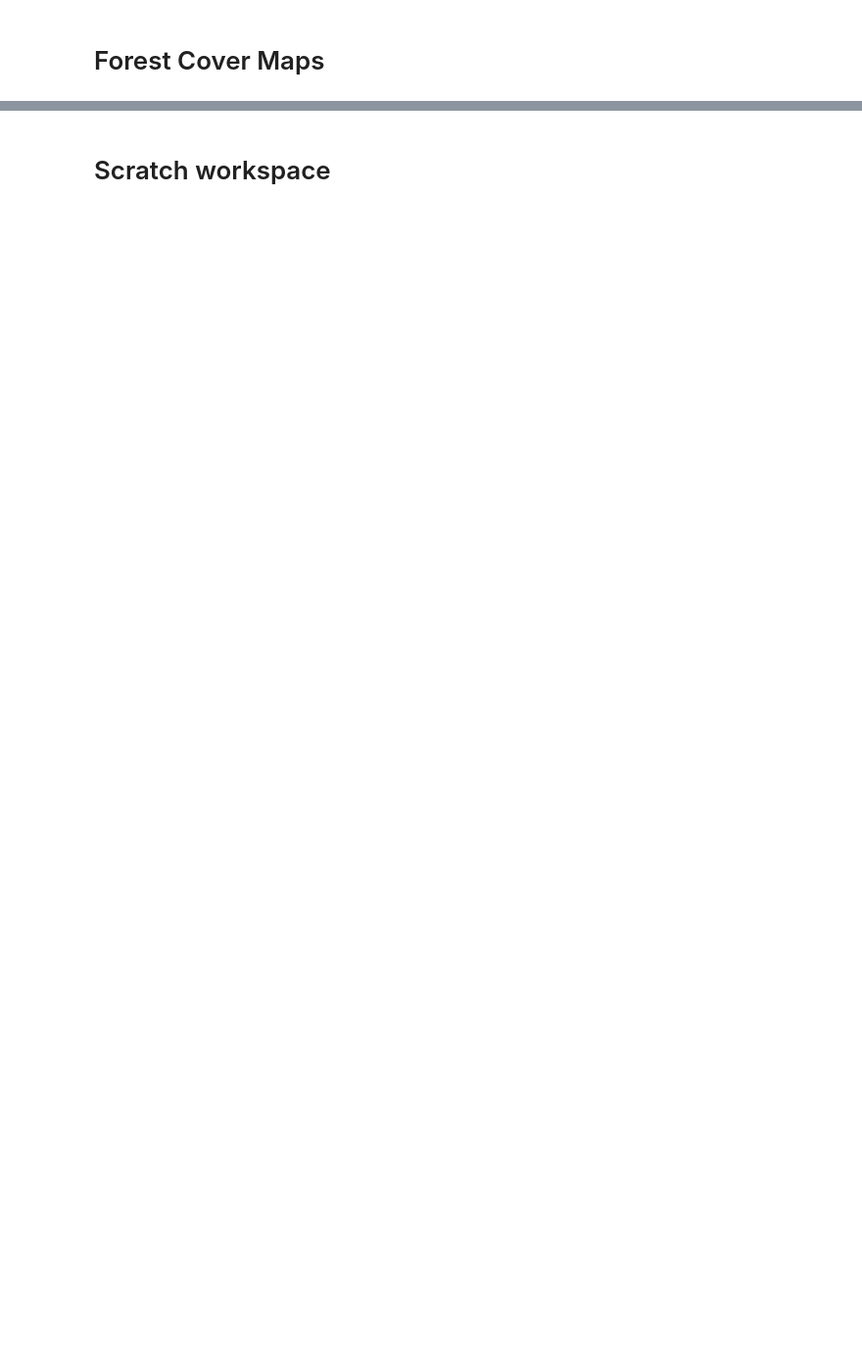
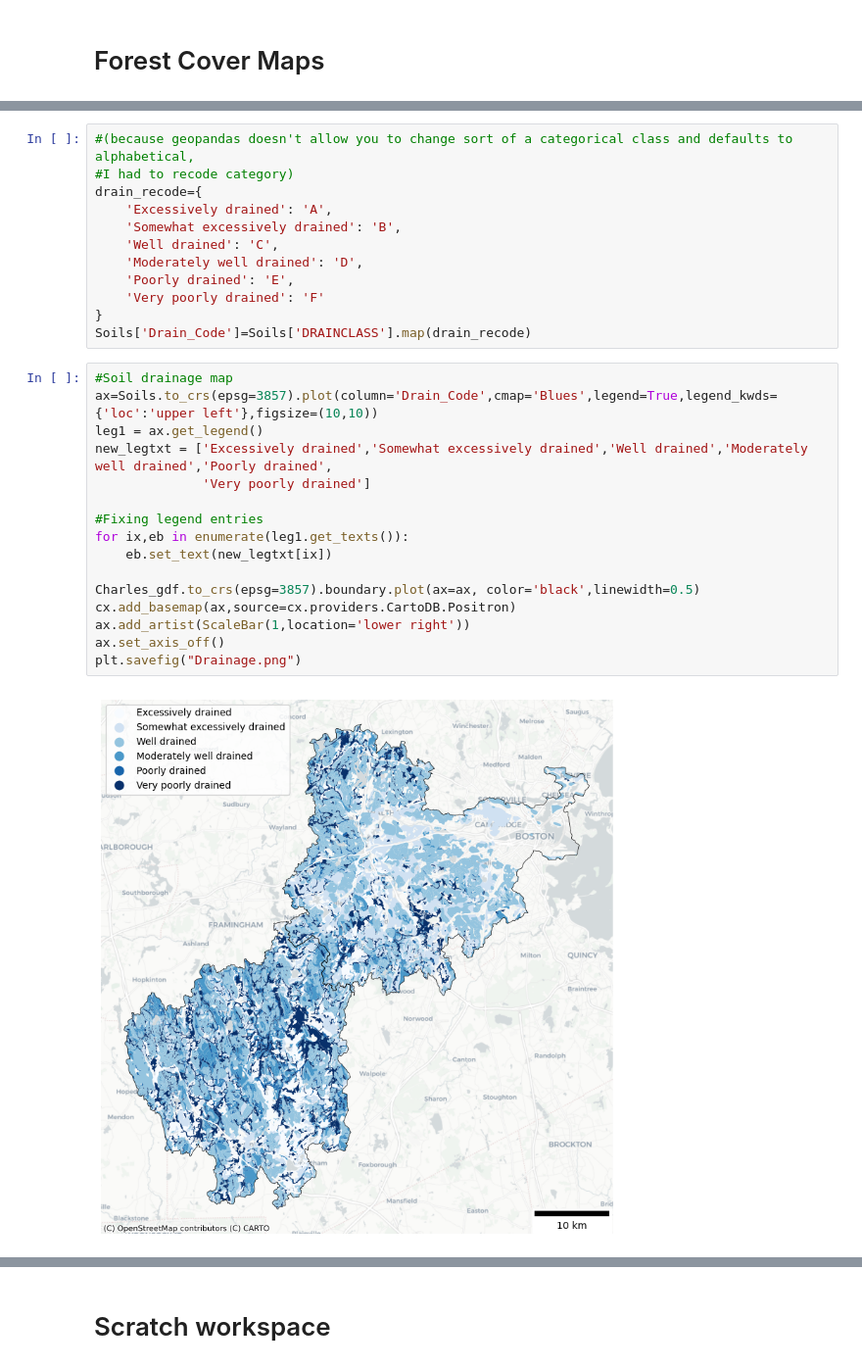
Before and after one commit to chad-fisher/CRWA-Regional-Tree-Planting-and-Protection-Plan, a Jupyter notebook: CodeNotebook.ipynb, the cells around one changed output, grey strips where cells are left out. Shown at 98% size. Saved outputs shown, nothing was run; the diff lists cells and outputs as text; blank space fills up the shorter version.

```diff
--- a/CodeNotebook.ipynb
+++ b/CodeNotebook.ipynb
@@ -122,0 +140,30 @@ for i in range(2000,2021):
+# %%
+#(because geopandas doesn't allow you to change sort of a categorical class and defaults to alphabetical,
+#I had to recode category)
+drain_recode={
+    'Excessively drained': 'A',
+    'Somewhat excessively drained': 'B',
+    'Well drained': 'C',
+    'Moderately well drained': 'D',
+    'Poorly drained': 'E',
+    'Very poorly drained': 'F'
+}
+Soils['Drain_Code']=Soils['DRAINCLASS'].map(drain_recode)
+# %%
+#Soil drainage map
+ax=Soils.to_crs(epsg=3857).plot(column='Drain_Code',cmap='Blues',legend=True,legend_kwds={'loc':'upper left'},figsize=(10,10))
+leg1 = ax.get_legend()
+new_legtxt = ['Excessively drained','Somewhat excessively drained','Well drained','Moderately well drained','Poorly drained',
+              'Very poorly drained']
+
+#Fixing legend entries
+for ix,eb in enumerate(leg1.get_texts()):
+    eb.set_text(new_legtxt[ix])
+
+Charles_gdf.to_crs(epsg=3857).boundary.plot(ax=ax, color='black',linewidth=0.5)
+cx.add_basemap(ax,source=cx.providers.CartoDB.Positron)
+ax.add_artist(ScaleBar(1,location='lower right'))
+ax.set_axis_off()
+plt.savefig("Drainage.png")
+# %% [output]
+[figure, added]
```
Also changed, not shown: parts of 16 cells of this notebook, 23 other files.
